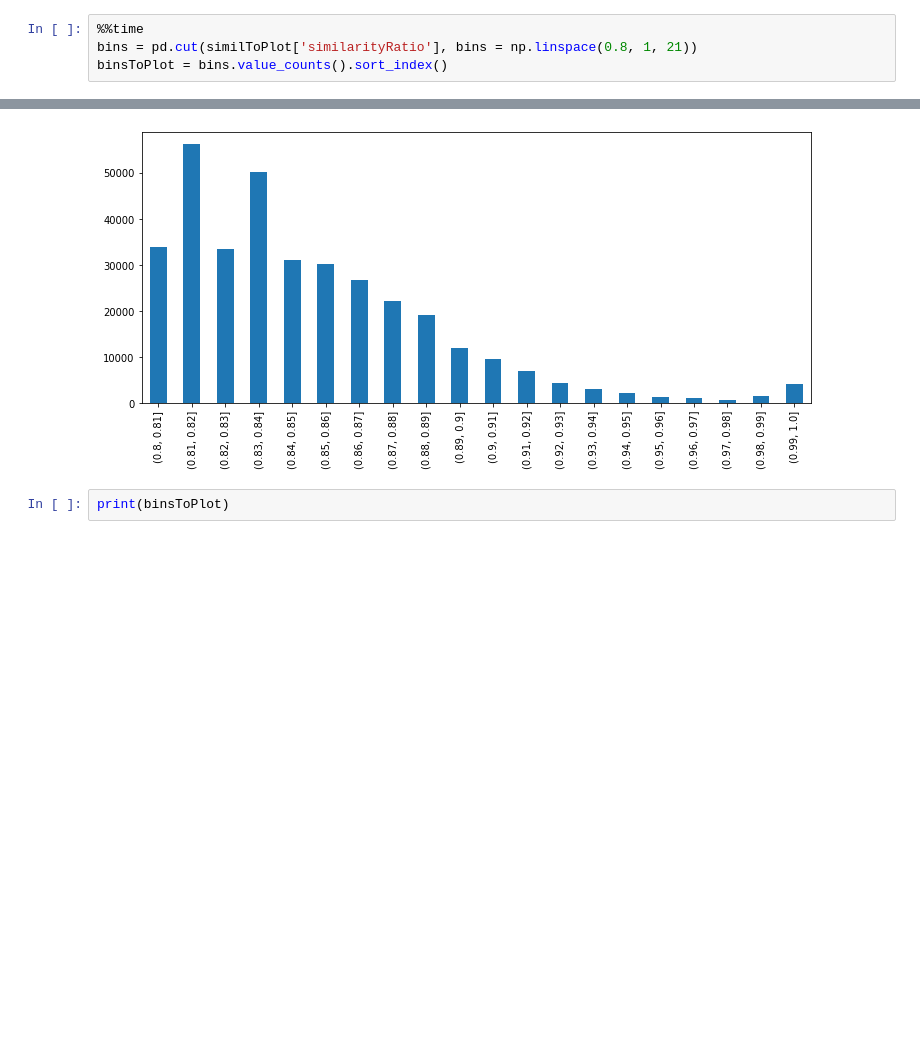
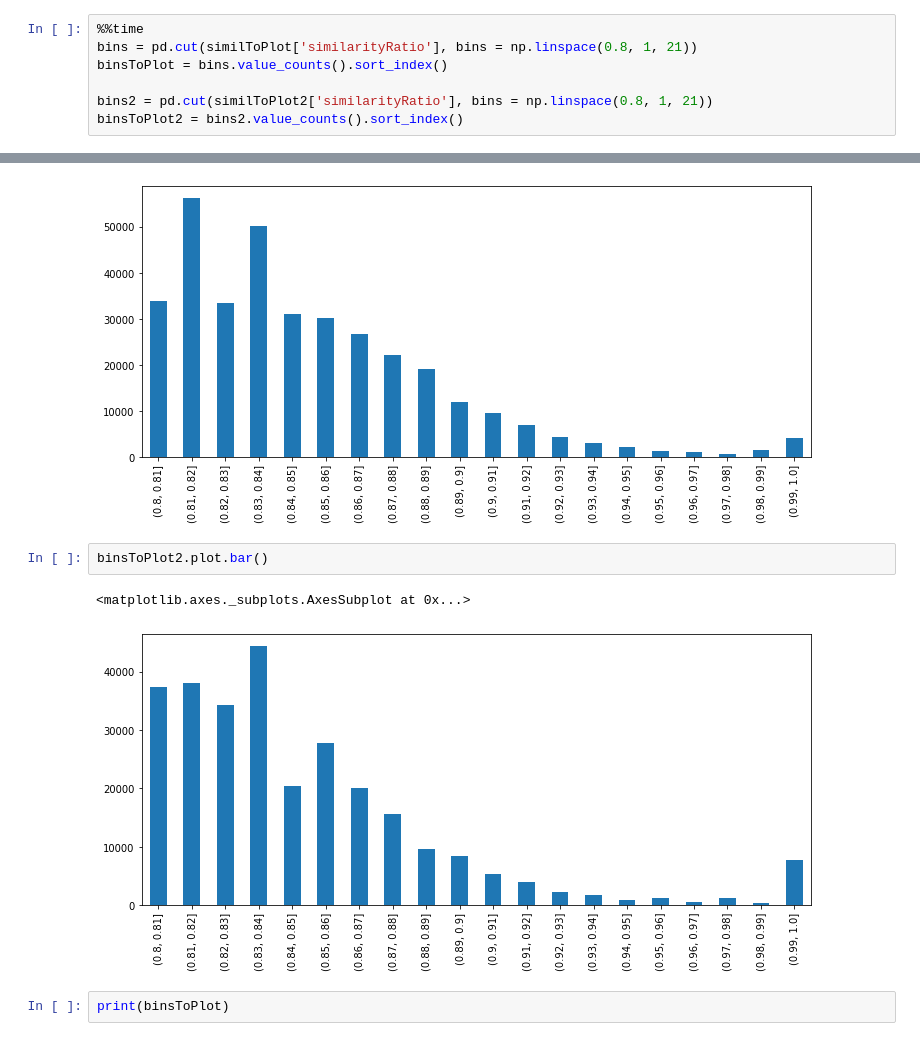
Before and after one commit to fvlo/td-data-analysis, a Jupyter notebook: workproduct-notebooks/t-analysis-overlapAnalysis.ipynb, the cells around one changed output, grey strips where cells are left out. Drawn from its saved outputs; the diff is of its cells as text; blank space fills up the shorter version.

```diff
--- a/workproduct-notebooks/t-analysis-overlapAnalysis.ipynb
+++ b/workproduct-notebooks/t-analysis-overlapAnalysis.ipynb
@@ -55,4 +28,7 @@ Wall time: 56min 36s
 %%time
 bins = pd.cut(similToPlot['similarityRatio'], bins = np.linspace(0.8, 1, 21))
 binsToPlot = bins.value_counts().sort_index()
+
+bins2 = pd.cut(similToPlot2['similarityRatio'], bins = np.linspace(0.8, 1, 21))
+binsToPlot2 = bins2.value_counts().sort_index()
 # %% [output]
@@ -62,6 +38,11 @@ binsToPlot.plot.bar()
 # %% [output]
 <matplotlib.axes._subplots.AxesSubplot at 0x...>
 [figure]
+# %%
+binsToPlot2.plot.bar()
+# %% [output]
+<matplotlib.axes._subplots.AxesSubplot at 0x...>
+[figure, added]
 # %%
 print(binsToPlot)
 # %% [output]
```
Also changed, not shown: parts of 11 cells of this notebook, 16 other files.
